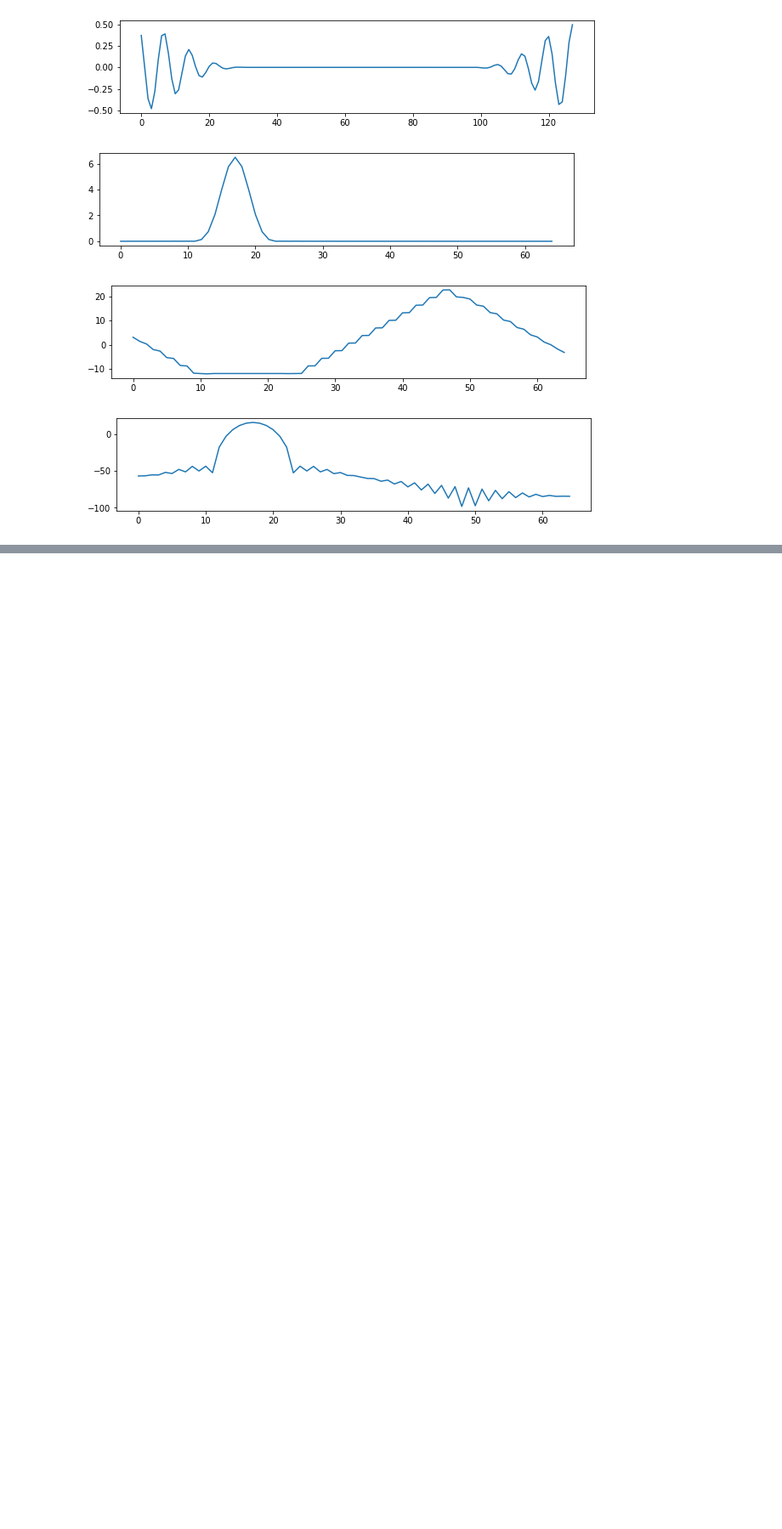
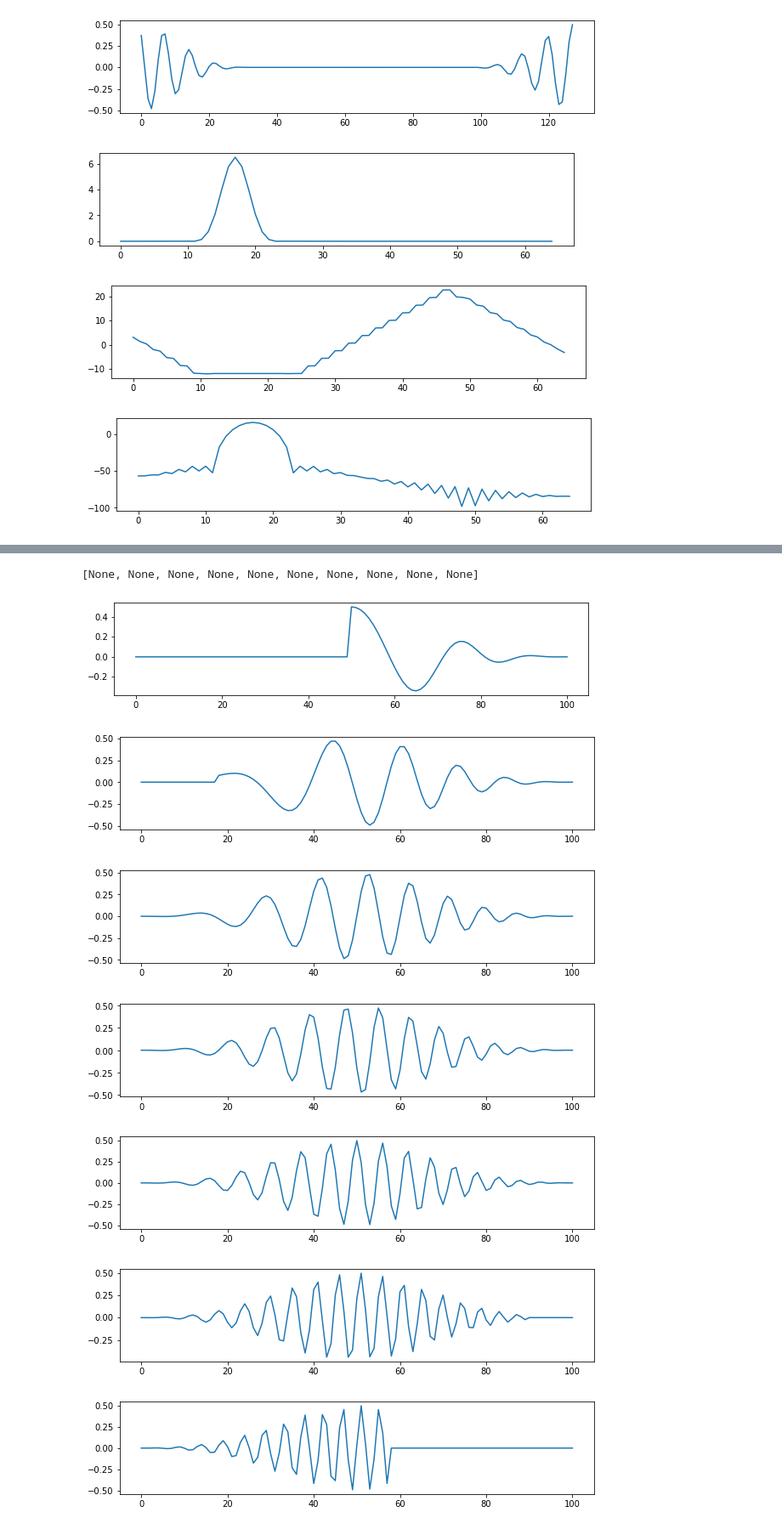
Before and after one commit to jhartquist/rtma, a Jupyter notebook: nbs/01_fft.ipynb, the cells around one changed output, grey strips where cells are left out. Shown at 85% size. Cells and saved outputs as stored; diff of their text form; code cells hidden in the pictures; blank space fills up the shorter version.

```diff
--- a/nbs/01_fft.ipynb
+++ b/nbs/01_fft.ipynb
@@ -167,0 +206,16 @@ plot(mx_db)
+# %%
+H = 32
+# %%
+m1 = (m+1)//2
+m2 = m//2
+# %%
+def gen_frames(x, m, h):
+    x = np.pad(x, (m2, m1), 'constant')
+    i = 0
+    while i < x.size:
+        frame = x[i:i+m]
+        frame = np.pad(frame, (0, m-frame.size), 'constant')
+        yield frame
+        i += h
+# %%
+frames = list(gen_frames(x, m, H))
@@ -167,0 +239,11 @@ plot(mx_db)
+# %%
+[plot(f*w) for f in frames]
+# %% [output]
+[None, None, None, None, None, None, None, None, None, None]
+[figure, added]
+[figure, added]
+[figure, added]
+[figure, added]
+[figure, added]
+[figure, added]
+[figure, added]
```
Also changed, not shown: parts of 6 cells of this notebook.
